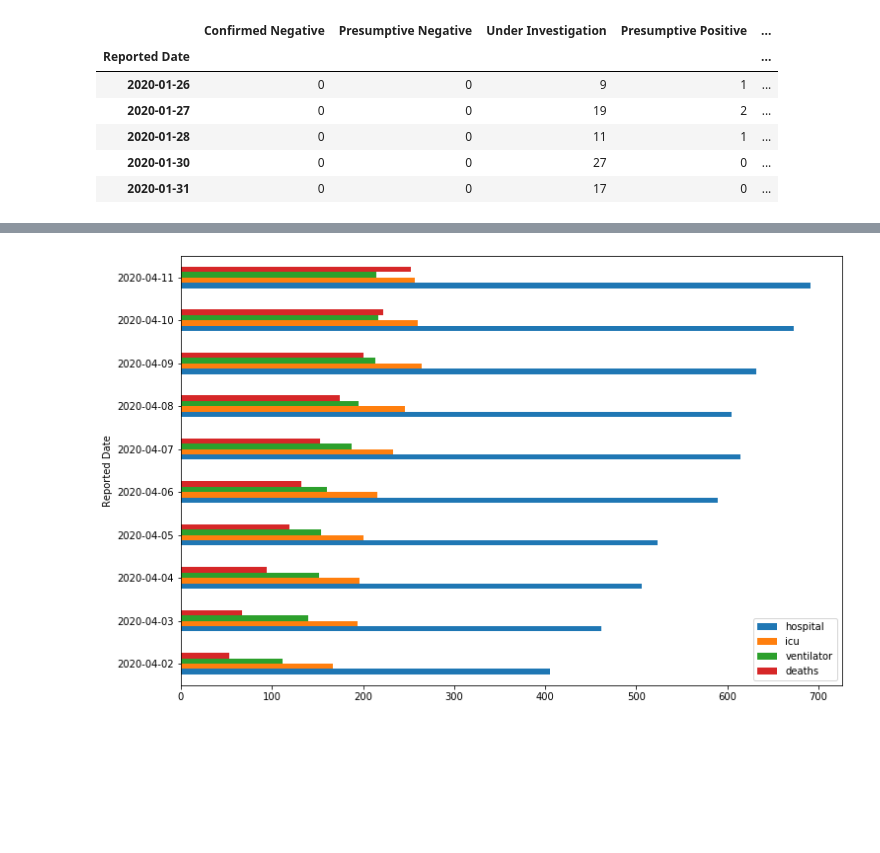
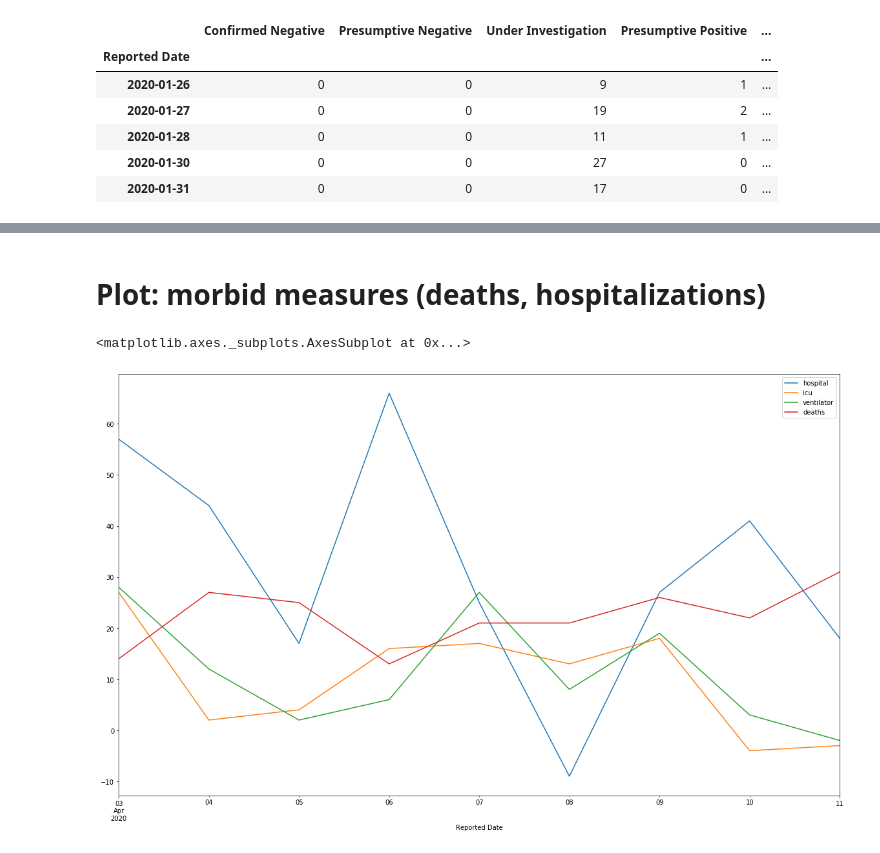
Before and after one commit to rlwelch/covid-ontario, a Jupyter notebook: covid_ontario/covid_ontario_investigation.ipynb, the cells around one changed output, grey strips where cells are left out. Saved outputs shown, nothing was run; the diff lists cells and outputs as text; code cells hidden in the pictures; blank space fills up the shorter version.

```diff
--- a/covid_ontario/covid_ontario_investigation.ipynb
+++ b/covid_ontario/covid_ontario_investigation.ipynb
@@ -153,6 +197,17 @@ morbid_metrics.tail(20)
-# %%
-df = morbid_metrics[morbid_cols]
-df[pd.to_datetime(df.index) > pd.to_datetime("2020-04-01")].plot.barh()
-plt.show()
-# %% [output]
-[figure, removed]
+# %% [markdown]
+# Plot: morbid measures (deaths, hospitalizations)
+# %%
+morbid_cols = {
+    "Number of patients hospitalized with COVID-19": "hospital",
+    "Number of patients in ICU with COVID-19": "icu",
+    "Number of patients in ICU on a ventilator with COVID-19": "ventilator",
+    "Deaths": "deaths"
+}
+morbid_measures = tests[morbid_cols.keys()].rename(columns=morbid_cols)
+# %%
+morbid_change = morbid_measures - morbid_measures.shift(1)
+# %%
+morbid_change[morbid_change.index > pd.to_datetime("2020-04-02")].tail(20).plot()
+# %% [output]
+<matplotlib.axes._subplots.AxesSubplot at 0x...>
+[figure, added]
```
Also changed, not shown: parts of 17 cells of this notebook.
